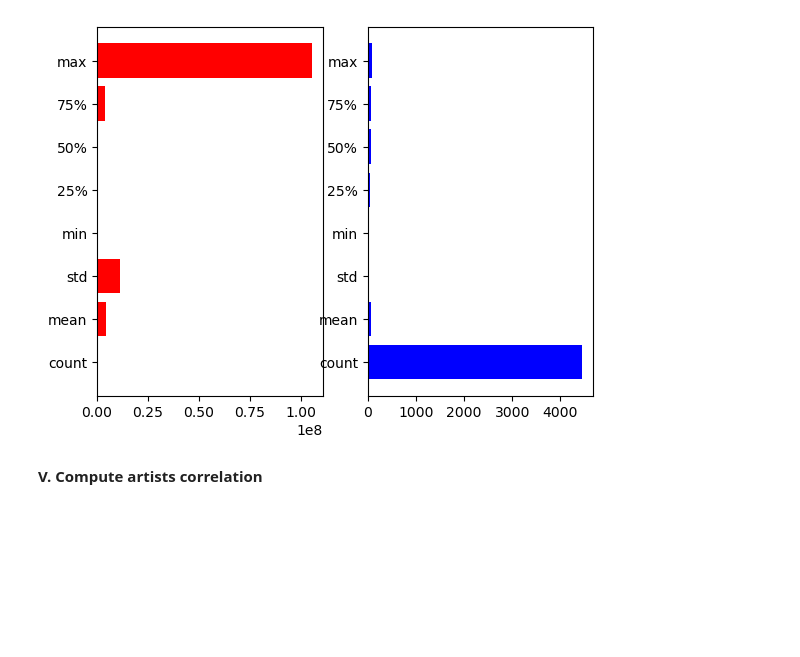
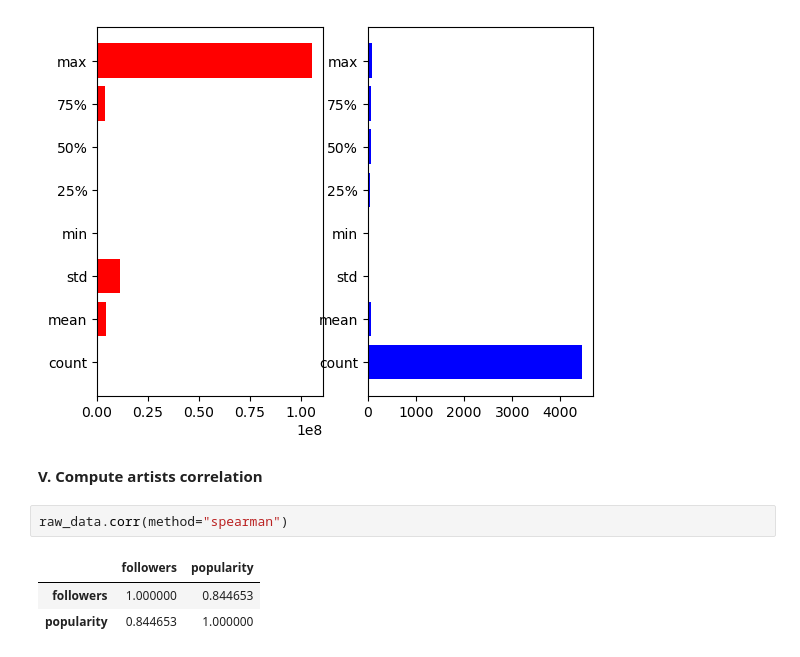
Before and after one commit to quytrungg/Final_Project_CSC14119, a Jupyter notebook: artists_data_exploration.ipynb, the cells around one changed output. Cells and saved outputs as stored; diff of their text form; blank space fills up the shorter version.

Commit message:
artists data correlation

```diff
--- a/artists_data_exploration.ipynb
+++ b/artists_data_exploration.ipynb
@@ -150,3 +150,9 @@ ax[1].barh(data_description.index, data_description['popularity'], color = 'blue
 [figure]
 # %% [markdown]
 **V. Compute artists correlation**
+# %%
+raw_data.corr(method="spearman")
+# %% [output]
+|  | followers | popularity |
+| followers | 1.000000 | 0.844653 |
+| popularity | 0.844653 | 1.000000 |
```
Also changed, not shown: parts of 2 cells of this notebook.
